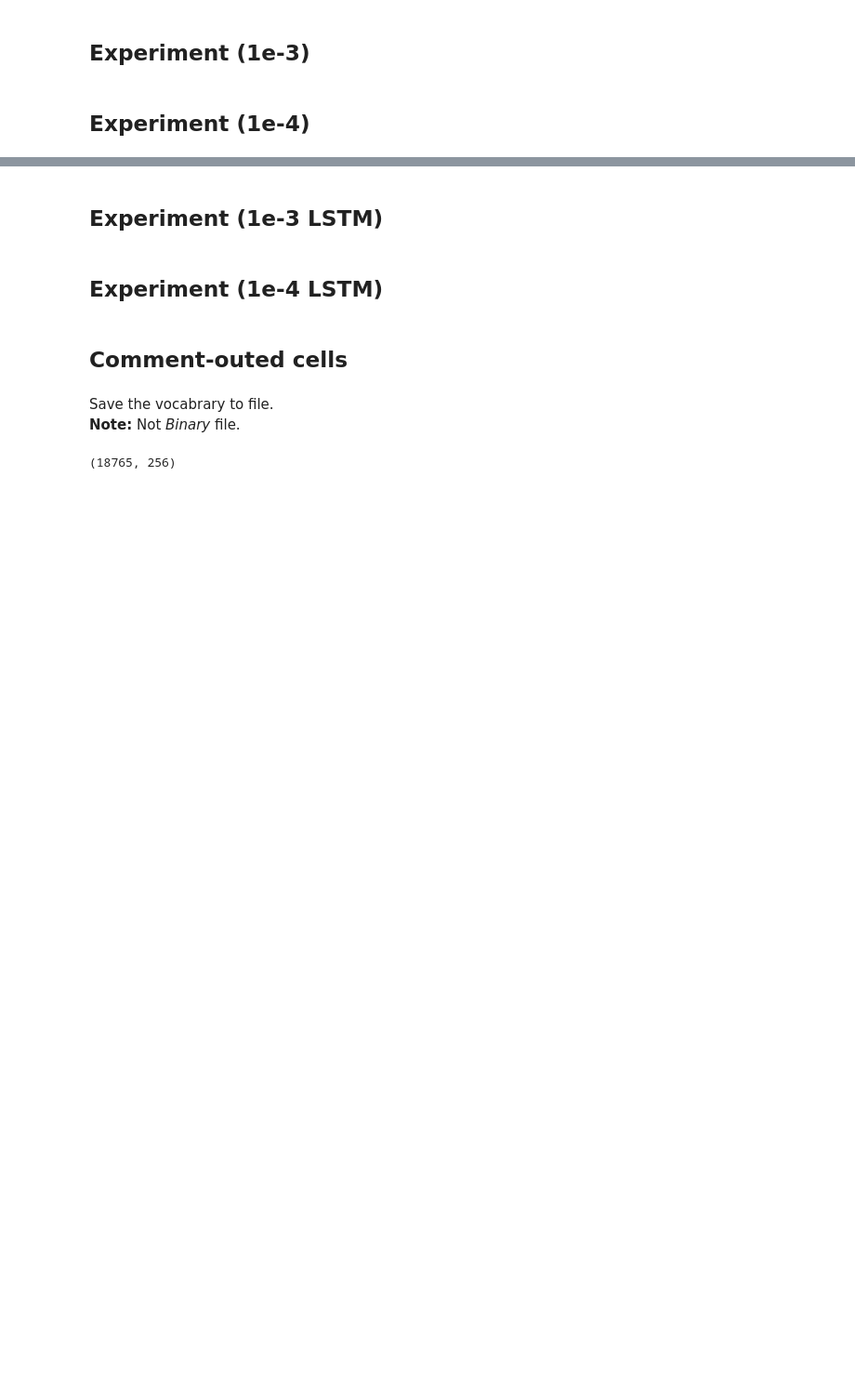
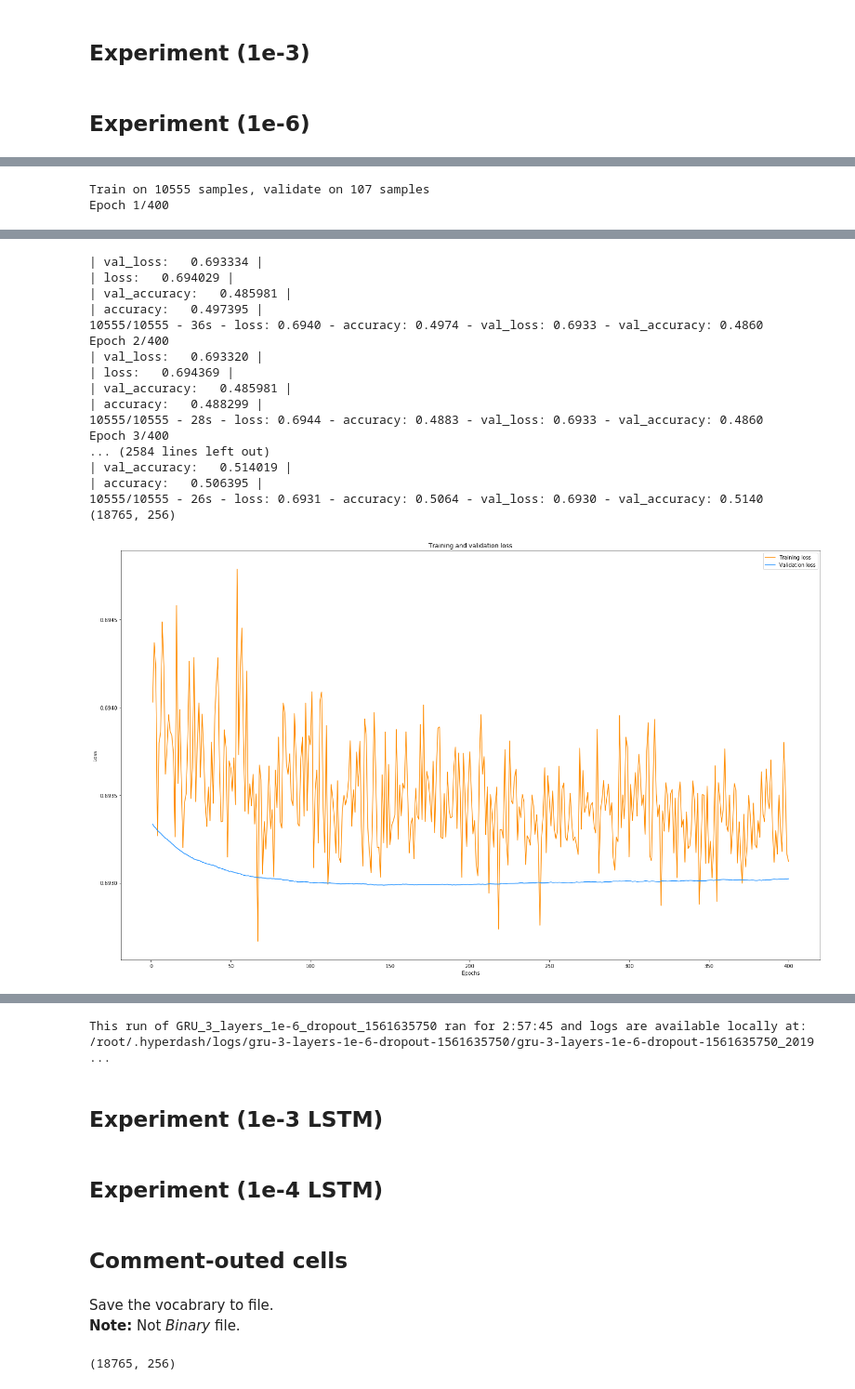
Before and after one commit to Danboruya/data-mining-lecture-works, a Jupyter notebook: data_analyze_ml.ipynb, the cells around one changed output, grey strips where cells are left out. Shown at 93% size. Saved outputs shown, nothing was run; the diff lists cells and outputs as text; code cells hidden in the pictures; blank space fills up the shorter version.

```diff
--- a/data_analyze_ml.ipynb
+++ b/data_analyze_ml.ipynb
@@ -223,9 +225,9 @@ vocab_size = len(vocab)
 
 model = keras.Sequential([
     layers.Embedding(vocab_size, embedding_dim, input_length=sentence_length),
-    layers.GRU(units=32, return_sequences=True, dropout=0.2),
-    layers.GRU(units=32, return_sequences=True, dropout=0.2),
-    layers.GRU(units=32, dropout=0.2),
+    layers.GRU(units=32, return_sequences=True, recurrent_dropout=0.2, dropout=0.2),
+    layers.GRU(units=32, return_sequences=True, recurrent_dropout=0.2, dropout=0.2),
+    layers.GRU(units=32, recurrent_dropout=0.2, dropout=0.2),
     layers.Dense(1, activation='sigmoid')
 ])
 
@@ -257,7 +278,7 @@ exp = Experiment(EXP_NAME, capture_io=False)
 hd_callback = Hyperdash(["val_loss", "loss", "val_accuracy", "accuracy",
                          "epoch"], exp)
 
-optimizer = keras.optimizers.Adam(learning_rate=1e-4)
+optimizer = keras.optimizers.Adam(learning_rate=1e-3)
 model.compile(optimizer=optimizer, loss='binary_crossentropy',
               metrics=['accuracy'])
 
@@ -318,7 +339,7 @@ plt.show()
 
 exp.end()
 # %% [markdown]
-## Experiment (1e-4)
+## Experiment (1e-6)
 # %%
 del model
 del history
@@ -337,7 +358,7 @@ model = keras.Sequential([
 model.summary()
 # %%
 timestamp = str(int(time.time()))
-EXP_NAME = "GRU_3_layers_1e-4_dropout_" + timestamp
+EXP_NAME = "GRU_3_layers_1e-6_dropout_" + timestamp
 output_directory = os.path.abspath(os.path.join(os.path.curdir, LOG_DIR,
                                                 EXP_NAME))
 checkpoint_path = output_directory + "/checkpoints/cp-{epoch:04d}.ckpt"
@@ -351,7 +372,7 @@ exp = Experiment(EXP_NAME, capture_io=False)
 hd_callback = Hyperdash(["val_loss", "loss", "val_accuracy", "accuracy",
                          "epoch"], exp)
 
-optimizer = keras.optimizers.Adam(learning_rate=1e-4)
+optimizer = keras.optimizers.Adam(learning_rate=1e-6)
 model.compile(optimizer=optimizer, loss='binary_crossentropy',
               metrics=['accuracy'])
 
@@ -411,3 +432,4 @@ plt.ylim((0.5,1))
 plt.show()
 
 exp.end()
+# %% [output]
@@ -413,0 +441,2 @@ exp.end()
+Train on 10555 samples, validate on 107 samples
+Epoch 1/400
@@ -413,0 +445,18 @@ exp.end()
+| val_loss:   0.693334 |
+| loss:   0.694029 |
+| val_accuracy:   0.485981 |
+| accuracy:   0.497395 |
+10555/10555 - 36s - loss: 0.6940 - accuracy: 0.4974 - val_loss: 0.6933 - val_accuracy: 0.4860
+Epoch 2/400
+| val_loss:   0.693320 |
+| loss:   0.694369 |
+| val_accuracy:   0.485981 |
+| accuracy:   0.488299 |
+10555/10555 - 28s - loss: 0.6944 - accuracy: 0.4883 - val_loss: 0.6933 - val_accuracy: 0.4860
+Epoch 3/400
+... (2584 lines left out)
+| val_accuracy:   0.514019 |
+| accuracy:   0.506395 |
+10555/10555 - 26s - loss: 0.6931 - accuracy: 0.5064 - val_loss: 0.6930 - val_accuracy: 0.5140
+(18765, 256)
+[figure, added]
@@ -414,3 +464,4 @@ exp.end()
+This run of GRU_3_layers_1e-6_dropout_1561635750 ran for 2:57:45 and logs are available locally at: /root/.hyperdash/logs/gru-3-layers-1e-6-dropout-1561635750/gru-3-layers-1e-6-dropout-1561635750_2019 ...
 # %% [markdown]
 ## Experiment (1e-3 LSTM)
 # %%
```
Also changed, not shown: parts of 4 cells of this notebook.
